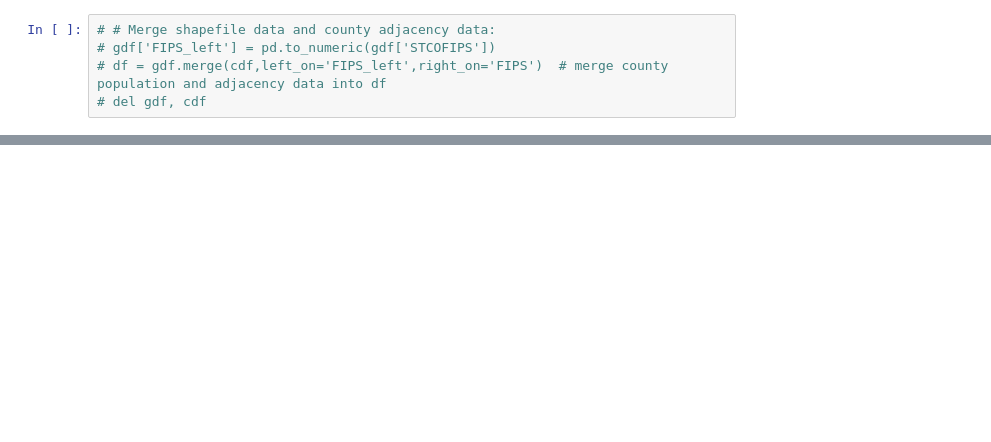
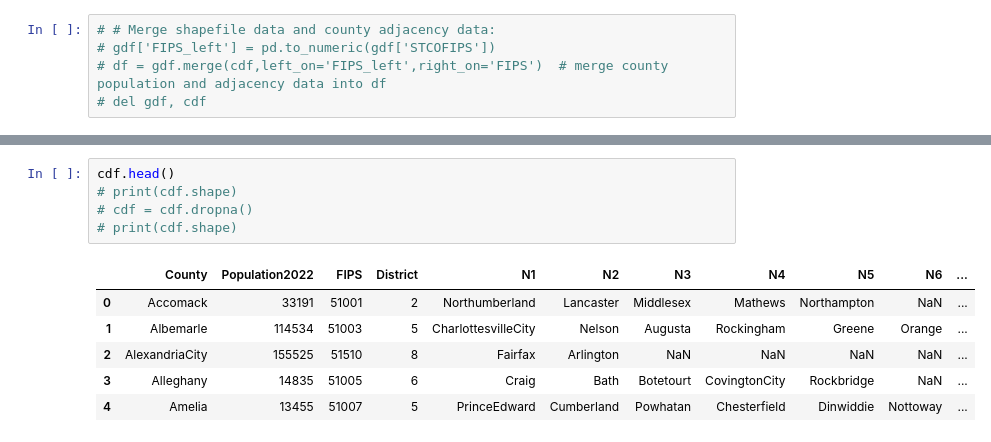
Before and after one commit to gdbwoo/DS-3001-Projects, a Jupyter notebook: Project 3/project_voting.ipynb, the cells around one changed output, grey strips where cells are left out. Cells and saved outputs as stored; diff of their text form; blank space fills up the shorter version.

```diff
--- a/Project 3/project_voting.ipynb
+++ b/Project 3/project_voting.ipynb
@@ -49,0 +54,12 @@ vdf.shape()
+# %%
+cdf.head()
+# print(cdf.shape)
+# cdf = cdf.dropna()
+# print(cdf.shape)
+# %% [output]
+|  | County | Population2022 | FIPS | District | N1 | N2 | N3 | N4 | N5 | N6 | ... |
+| 0 | Accomack | 33191 | 51001 | 2 | Northumberland | Lancaster | Middlesex | Mathews | Northampton | NaN | ... |
+| 1 | Albemarle | 114534 | 51003 | 5 | CharlottesvilleCity | Nelson | Augusta | Rockingham | Greene | Orange | ... |
+| 2 | AlexandriaCity | 155525 | 51510 | 8 | Fairfax | Arlington | NaN | NaN | NaN | NaN | ... |
+| 3 | Alleghany | 14835 | 51005 | 6 | Craig | Bath | Botetourt | CovingtonCity | Rockbridge | NaN | ... |
+| 4 | Amelia | 13455 | 51007 | 5 | PrinceEdward | Cumberland | Powhatan | Chesterfield | Dinwiddie | Nottoway | ... |
```
Also changed, not shown: parts of 2 cells of this notebook.
